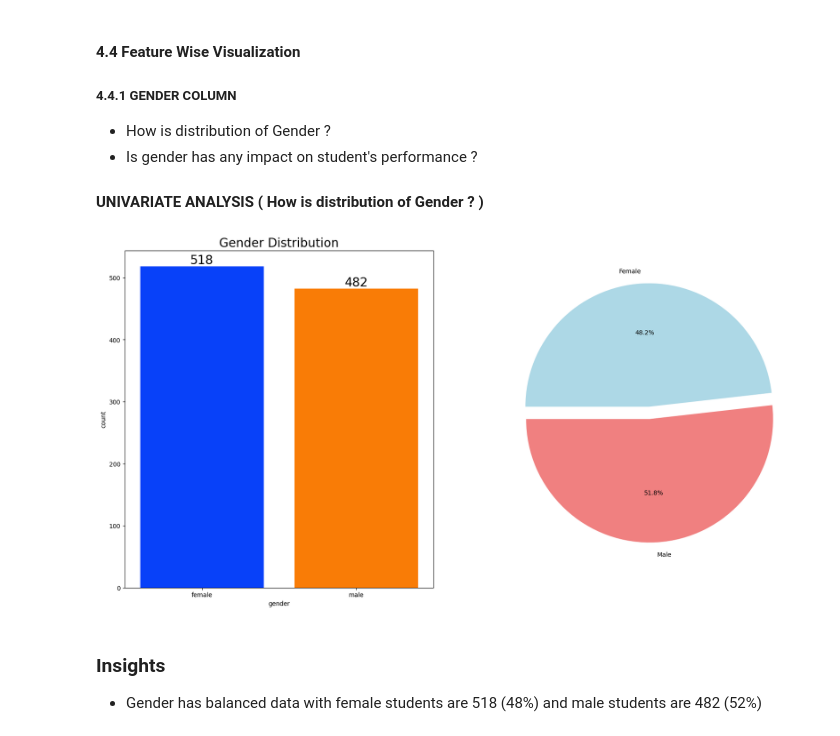
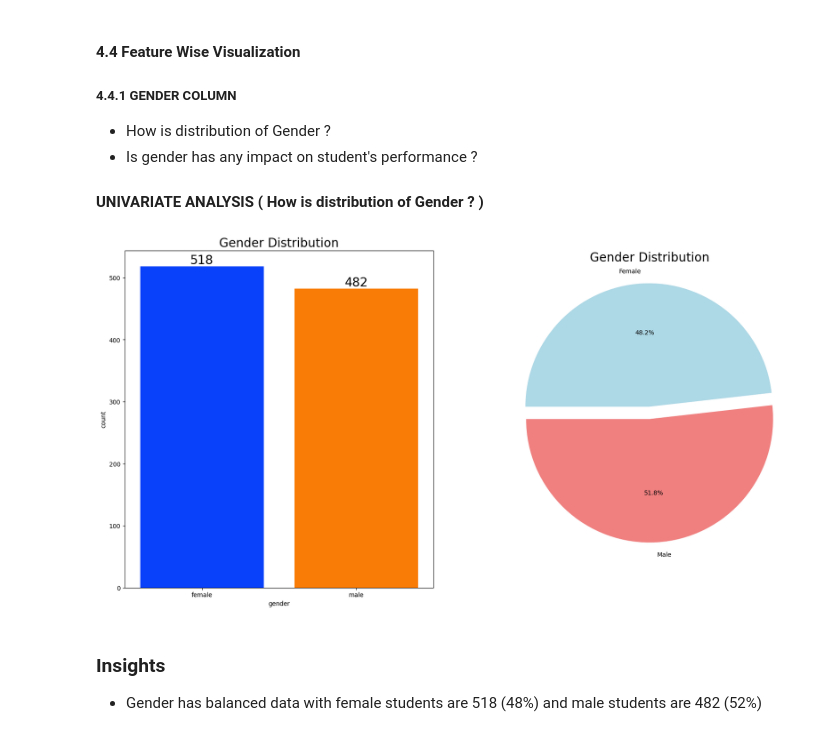
Before and after one commit to nauman-334/MLProject-, a Jupyter notebook: notebook/data/EDAstudentperformance.ipynb, the cells around one changed output. Saved outputs shown, nothing was run; the diff lists cells and outputs as text; code cells hidden in the pictures.

```diff
--- a/notebook/data/EDAstudentperformance.ipynb
+++ b/notebook/data/EDAstudentperformance.ipynb
@@ -350,13 +350,14 @@ plt.show()
 # %%
 f,ax=plt.subplots(1,2,figsize=(20,10))
 sns.countplot(x=df['gender'],data=df,palette='bright',ax=ax[0],saturation=0.95)
 ax[0].set_title('Gender Distribution',size=20)
 for container in ax[0].containers:
     ax[0].bar_label(container,color='black',size=20)
 plt.pie(x=df['gender'].value_counts(),labels=['Male','Female'],explode=[0,0.1],autopct='%1.1f%%',colors=colors,startangle=180)
+ax[1].set_title('Gender Distribution',size=20)
 plt.show()
 # %% [output]
-[figure, old version]
+[figure, new version]
 # %% [markdown]
 ### Insights
 - Gender has balanced data with female students are 518 (48%) and male students are 482 (52%)
```
Also changed, not shown: parts of 2 cells of this notebook.
